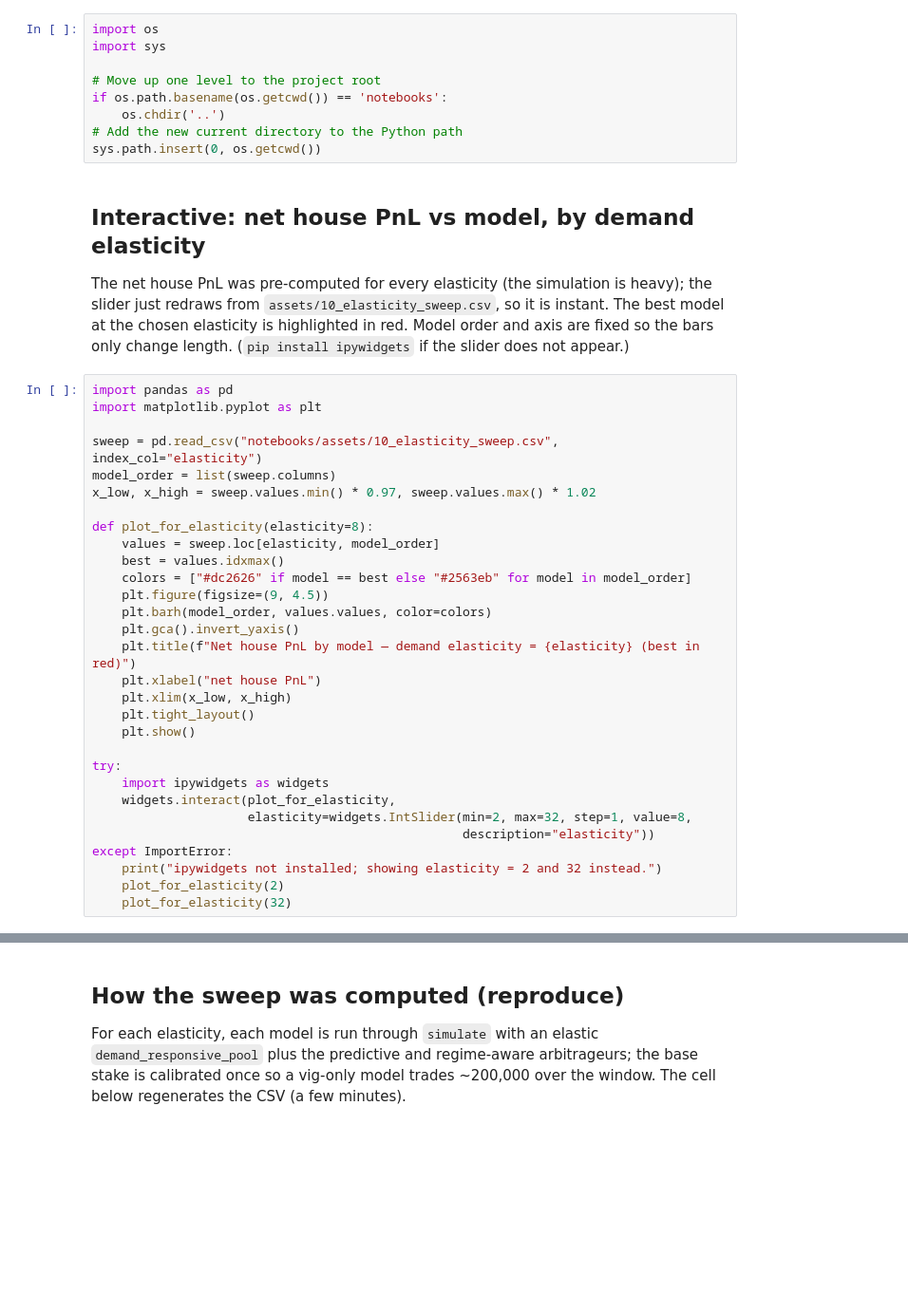
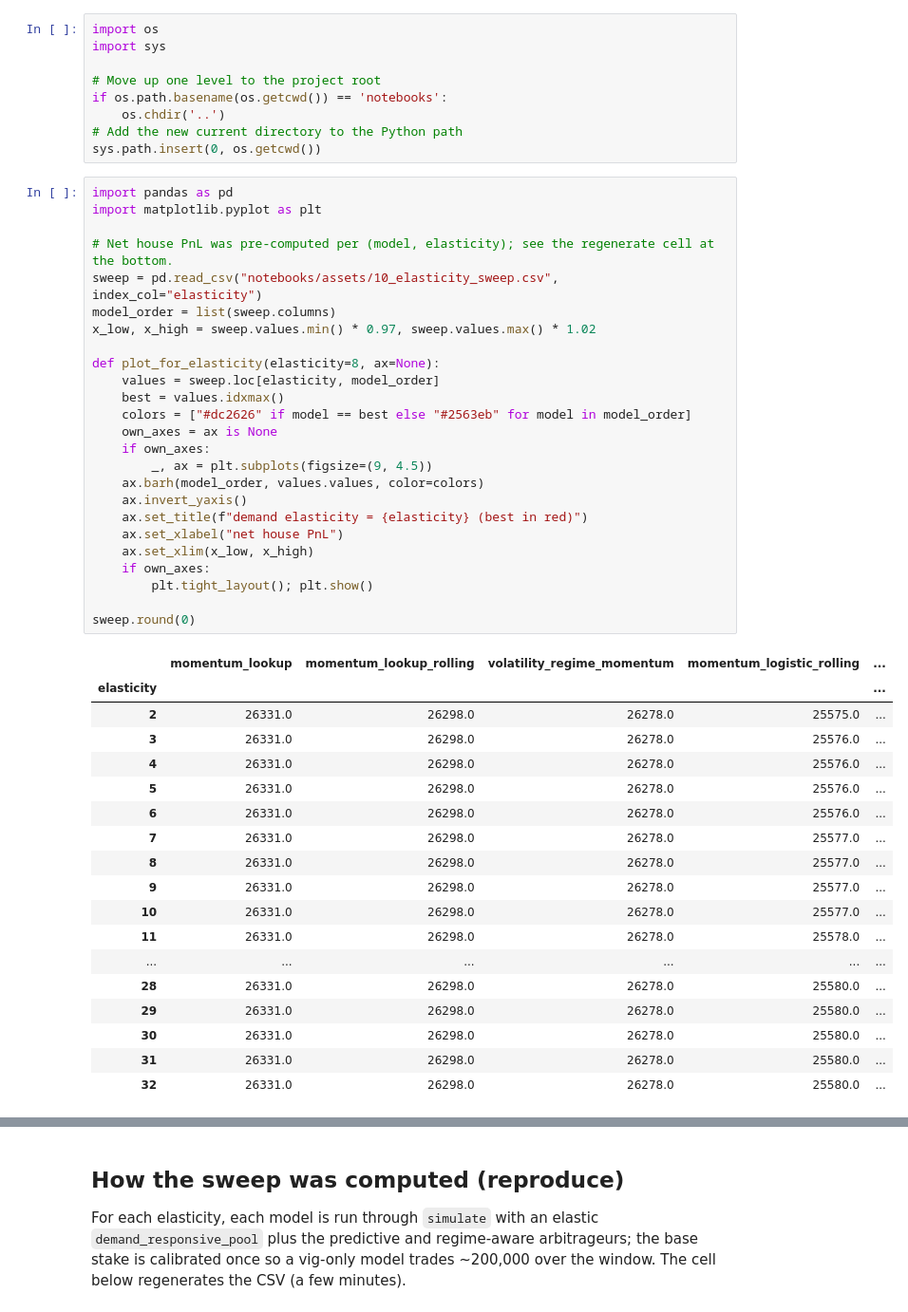
Before and after one commit to tlaumonier-bc/continuous-snap-market, a Jupyter notebook: notebooks/10_pricing_for_profit.ipynb, the cells around one changed output, grey strips where cells are left out. Shown at 95% size. Cells and saved outputs as stored; diff of their text form; blank space fills up the shorter version.

```diff
--- a/notebooks/10_pricing_for_profit.ipynb
+++ b/notebooks/10_pricing_for_profit.ipynb
@@ -28,40 +25,47 @@ if os.path.basename(os.getcwd()) == 'notebooks':
     os.chdir('..')
 # Add the new current directory to the Python path
 sys.path.insert(0, os.getcwd())
-# %% [markdown]
-## Interactive: net house PnL vs model, by demand elasticity
-
-The net house PnL was pre-computed for every elasticity (the simulation is heavy); the slider just
-redraws from `assets/10_elasticity_sweep.csv`, so it is instant. The best model at the chosen
-elasticity is highlighted in red. Model order and axis are fixed so the bars only change length.
-(`pip install ipywidgets` if the slider does not appear.)
 # %%
 import pandas as pd
 import matplotlib.pyplot as plt
 
+# Net house PnL was pre-computed per (model, elasticity); see the regenerate cell at the bottom.
 sweep = pd.read_csv("notebooks/assets/10_elasticity_sweep.csv", index_col="elasticity")
 model_order = list(sweep.columns)
 x_low, x_high = sweep.values.min() * 0.97, sweep.values.max() * 1.02
 
-def plot_for_elasticity(elasticity=8):
+def plot_for_elasticity(elasticity=8, ax=None):
     values = sweep.loc[elasticity, model_order]
     best = values.idxmax()
     colors = ["#dc2626" if model == best else "#2563eb" for model in model_order]
-    plt.figure(figsize=(9, 4.5))
-    plt.barh(model_order, values.values, color=colors)
-    plt.gca().invert_yaxis()
-    plt.title(f"Net house PnL by model — demand elasticity = {elasticity} (best in red)")
-    plt.xlabel("net house PnL")
-    plt.xlim(x_low, x_high)
-    plt.tight_layout()
-    plt.show()
+    own_axes = ax is None
+    if own_axes:
+        _, ax = plt.subplots(figsize=(9, 4.5))
+    ax.barh(model_order, values.values, color=colors)
+    ax.invert_yaxis()
+    ax.set_title(f"demand elasticity = {elasticity} (best in red)")
+    ax.set_xlabel("net house PnL")
+    ax.set_xlim(x_low, x_high)
+    if own_axes:
+        plt.tight_layout(); plt.show()
 
-try:
-    import ipywidgets as widgets
-    widgets.interact(plot_for_elasticity,
-                     elasticity=widgets.IntSlider(min=2, max=32, step=1, value=8,
-                                                  description="elasticity"))
-except ImportError:
-    print("ipywidgets not installed; showing elasticity = 2 and 32 instead.")
-    plot_for_elasticity(2)
-    plot_for_elasticity(32)
+sweep.round(0)
+# %% [output]
+|  | momentum_lookup | momentum_lookup_rolling | volatility_regime_momentum | momentum_logistic_rolling | ... |
+| elasticity |  |  |  |  | ... |
+| 2 | 26331.0 | 26298.0 | 26278.0 | 25575.0 | ... |
+| 3 | 26331.0 | 26298.0 | 26278.0 | 25576.0 | ... |
+| 4 | 26331.0 | 26298.0 | 26278.0 | 25576.0 | ... |
+| 5 | 26331.0 | 26298.0 | 26278.0 | 25576.0 | ... |
+| 6 | 26331.0 | 26298.0 | 26278.0 | 25576.0 | ... |
+| 7 | 26331.0 | 26298.0 | 26278.0 | 25577.0 | ... |
+| 8 | 26331.0 | 26298.0 | 26278.0 | 25577.0 | ... |
+| 9 | 26331.0 | 26298.0 | 26278.0 | 25577.0 | ... |
+| 10 | 26331.0 | 26298.0 | 26278.0 | 25577.0 | ... |
+| 11 | 26331.0 | 26298.0 | 26278.0 | 25578.0 | ... |
+| ... | ... | ... | ... | ... | ... |
+| 28 | 26331.0 | 26298.0 | 26278.0 | 25580.0 | ... |
+| 29 | 26331.0 | 26298.0 | 26278.0 | 25580.0 | ... |
+| 30 | 26331.0 | 26298.0 | 26278.0 | 25580.0 | ... |
+| 31 | 26331.0 | 26298.0 | 26278.0 | 25580.0 | ... |
+| 32 | 26331.0 | 26298.0 | 26278.0 | 25580.0 | ... |
```
Also changed, not shown: parts of 7 cells of this notebook.
